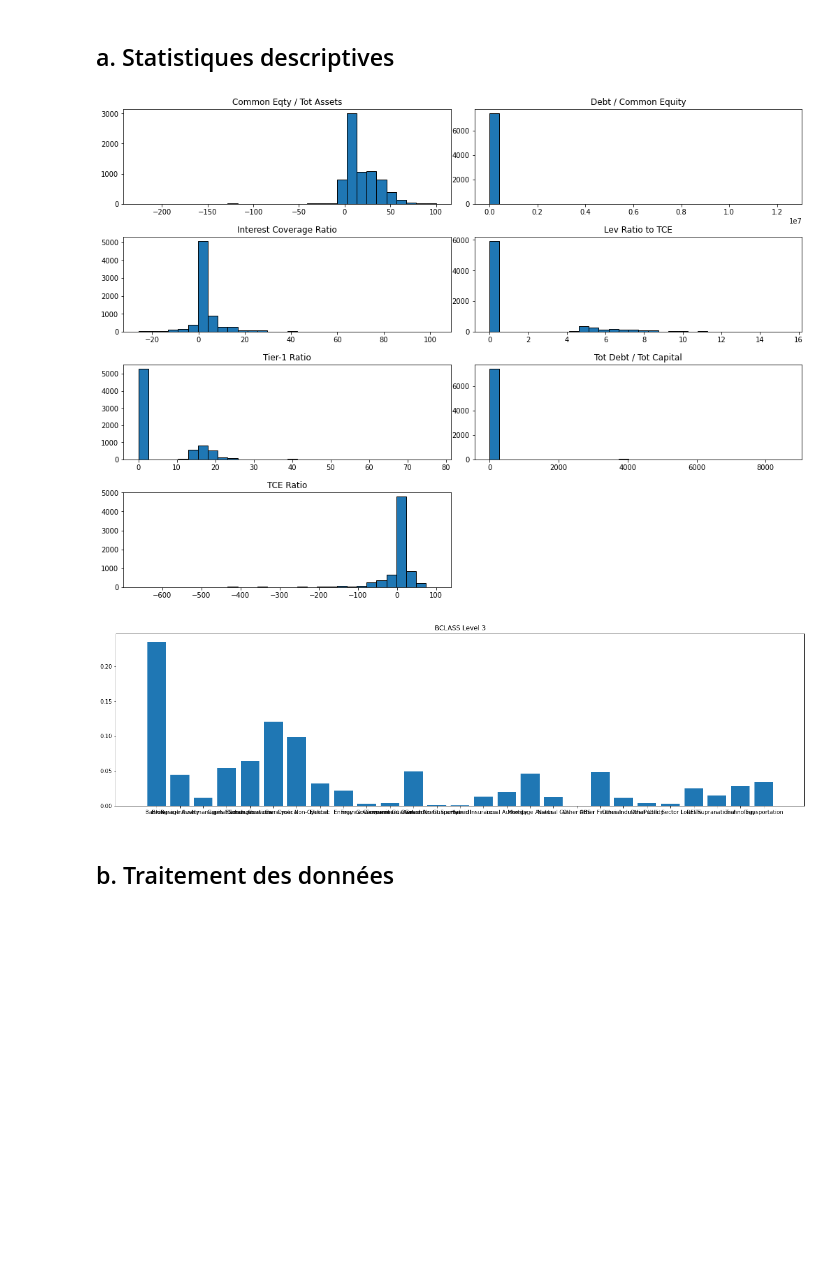
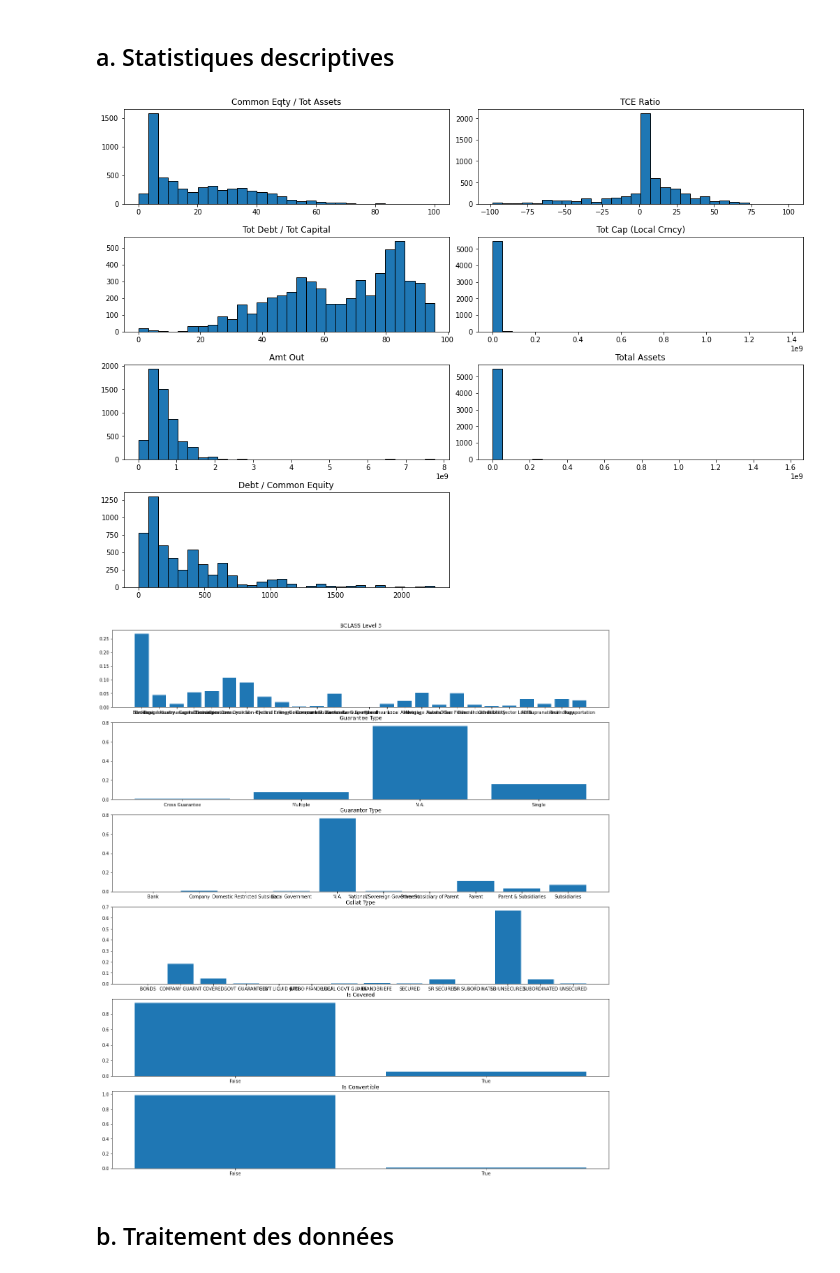
Before and after one commit to Rxzh/PD, a Jupyter notebook: Architecture réseaux de neurones.ipynb, the cells around one changed output. Cells and saved outputs as stored; diff of their text form; code cells hidden in the pictures; blank space fills up the shorter version.

```diff
--- a/Architecture réseaux de neurones.ipynb
+++ b/Architecture réseaux de neurones.ipynb
@@ -36,8 +70,10 @@ df.head()
 # %%
 #RENSEIGNER LES RATIOS FINANCIERS / VARIABLES CONSIDEREES
 
-df1 = df[["Common Eqty / Tot Assets",'Debt / Common Equity','Interest Coverage Ratio','Lev Ratio to TCE','Tier-1 Ratio','Tot Debt / Tot Capital','BCLASS Level 3',"TCE Ratio","PD_1y"]]
-
-
-df1.replace(np.nan, 0.0,inplace=True)
-#df1.dropna(inplace=True)
+#df1 = df[["Common Eqty / Tot Assets",'Debt / Common Equity','Tot Debt / Tot Capital','BCLASS Level 3',"TCE Ratio","PD_1y"]]
+df1 = df[['Common Eqty / Tot Assets','TCE Ratio','Tot Debt / Tot Capital','Tot Cap (Local Crncy)','Is Covered','Is Convertible','Amt Out','BCLASS Level 3', 'Guarantee Type','Total Assets', 'Guarantor Type', 'Collat Type','Debt / Common Equity','PD_1y']]
+df1 = df1[df1['Debt / Common Equity']<2500]
+df1 = df1[df1['TCE Ratio']>-100]
+#df1.replace(np.nan, 0.0,inplace=True)
+df1.dropna(inplace=True)
+count_nan(df1)
@@ -72,7 +103,7 @@ La prochaine étape consiste à séparer les features continues des features dis
 # %%
 features = list(df1.drop(columns=['PD_1y']).columns)
 
-discrete_features = ['BCLASS Level {}'.format(i) for i in range(3,4)]
+discrete_features = ['BCLASS Level 3','Guarantee Type','Guarantor Type','Collat Type','Is Covered','Is Convertible']
 continuous_features = [s for s in features if not s in discrete_features]
 
 
@@ -85,6 +116,7 @@ fig = plt.figure(figsize=(14,10))
 
 # Histograms for continuous features
 for (plot_idx, feat_idx) in enumerate(continuous_features_idx):
+
     # create a subplot in the (plot_idx+1) position of a 2x2 grid
     ax = fig.add_subplot(4, 2, (plot_idx+1))
     # plot the histogram of feat_idx
@@ -94,28 +126,29 @@ for (plot_idx, feat_idx) in enumerate(continuous_features_idx):
 # espacement entre les subplots
 fig.tight_layout(pad=0.1)
 # %% [output]
-[figure, old version]
+[figure, new version]
 # %%
 # Bar plots for discrete features
-fig = plt.figure(figsize=(18, 14))
+fig = plt.figure(figsize=(16, 20))
 
 for (plot_idx, feat_idx) in enumerate(discrete_features_idx):
     # create a subplot in the (plot_idx+1) position of a 1x3 grid
-    ax = fig.add_subplot(3, 1, (plot_idx+1))
+    ax = fig.add_subplot(7, 1, (plot_idx+1))
 
     feature_values = np.unique(X_full[:, feat_idx])
     frequencies = [(float(len(np.where(X_full[:, feat_idx]==value)[0]))/X_full.shape[0]) \
                    for value in feature_values]
 
     b = ax.bar(range(len(feature_values)), frequencies, width=0.8,
                tick_label=list([n for n in feature_values]))
 
 
     # use the name of the feature as a title for each histogram
     ax.set_title(features[feat_idx])
-fig.tight_layout(pad=0.35)
+
+fig.tight_layout(pad=0.15)
 # %% [output]
-[figure, old version]
+[figure, new version]
 # %% [markdown]
 ## b. Traitement des données
 # %%
```
Also changed, not shown: parts of 57 cells of this notebook.
